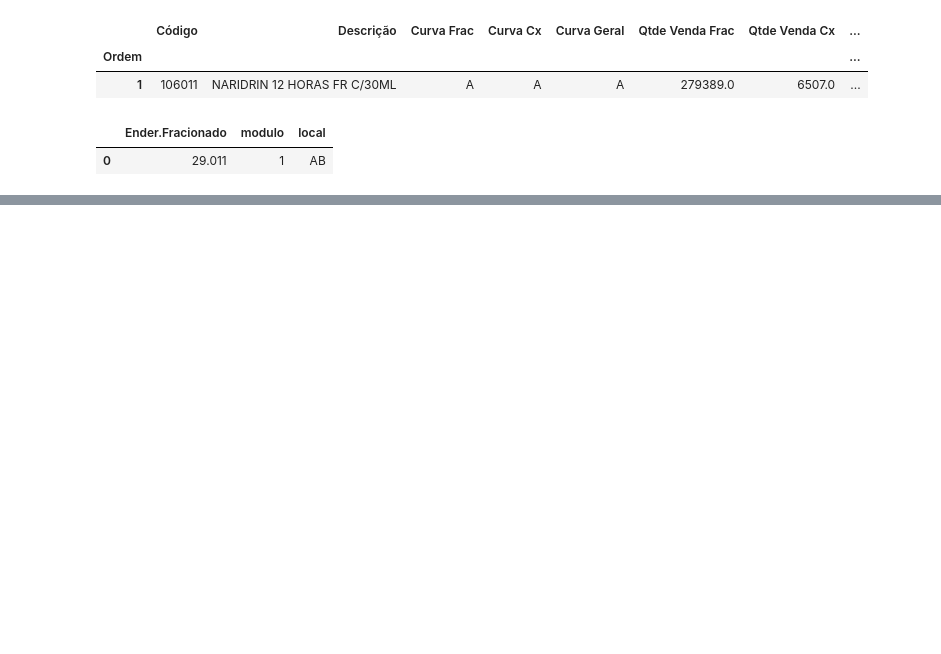
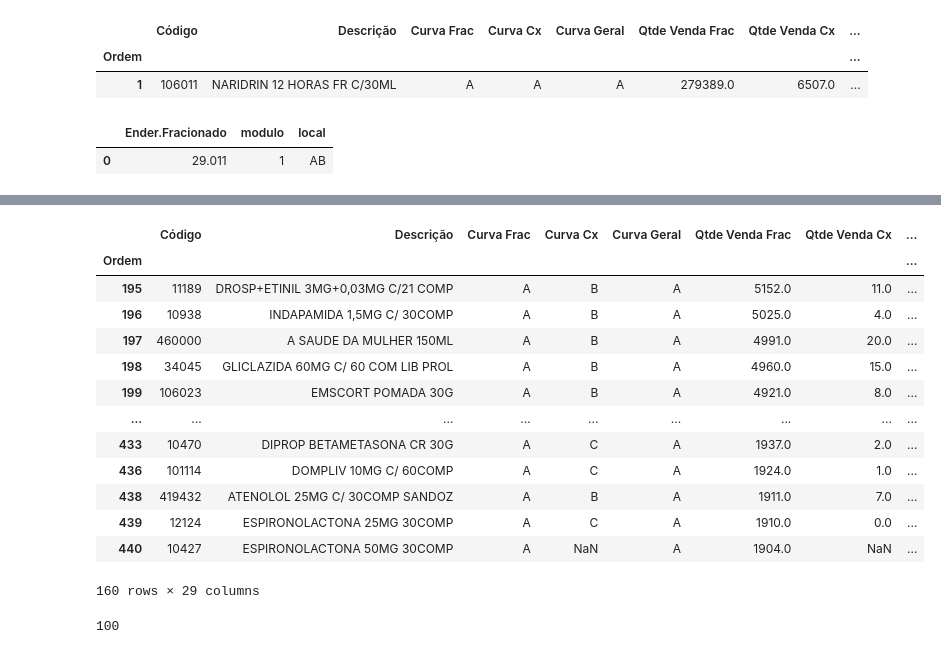
Before and after one commit to renandelamorena/Projeto_Curva_ABC, a Jupyter notebook: testes.ipynb, the cells around one changed output, grey strips where cells are left out. Cells and saved outputs as stored; diff of their text form; code cells hidden in the pictures; blank space fills up the shorter version.

```diff
--- a/testes.ipynb
+++ b/testes.ipynb
@@ -166,0 +107,21 @@ Combinação encontrada: [98494.0, 49607.0, 23908.0, 22152.0, 14076.0, 7052.0, 1
+# %%
+produtos_para_classe_AB = produtos_para_flowrack[total_enderecos_aa: (total_enderecos_aa + total_enderecos_ab)]
+# %% [output]
+|  | Código | Descrição | Curva Frac | Curva Cx | Curva Geral | Qtde Venda Frac | Qtde Venda Cx | ... |
+| Ordem |  |  |  |  |  |  |  | ... |
+| 195 | 11189 | DROSP+ETINIL 3MG+0,03MG C/21 COMP | A | B | A | 5152.0 | 11.0 | ... |
+| 196 | 10938 | INDAPAMIDA 1,5MG C/ 30COMP | A | B | A | 5025.0 | 4.0 | ... |
+| 197 | 460000 | A SAUDE DA MULHER 150ML | A | B | A | 4991.0 | 20.0 | ... |
+| 198 | 34045 | GLICLAZIDA 60MG C/ 60 COM LIB PROL | A | B | A | 4960.0 | 15.0 | ... |
+| 199 | 106023 | EMSCORT POMADA 30G | A | B | A | 4921.0 | 8.0 | ... |
+| ... | ... | ... | ... | ... | ... | ... | ... | ... |
+| 433 | 10470 | DIPROP BETAMETASONA CR 30G | A | C | A | 1937.0 | 2.0 | ... |
+| 436 | 101114 | DOMPLIV 10MG C/ 60COMP | A | C | A | 1924.0 | 1.0 | ... |
+| 438 | 419432 | ATENOLOL 25MG C/ 30COMP SANDOZ | A | B | A | 1911.0 | 7.0 | ... |
+| 439 | 12124 | ESPIRONOLACTONA 25MG 30COMP | A | C | A | 1910.0 | 0.0 | ... |
+| 440 | 10427 | ESPIRONOLACTONA 50MG 30COMP | A | NaN | A | 1904.0 | NaN | ... |
+160 rows × 29 columns
+# %%
+produtos_para_classe_AC = produtos_para_flowrack[(total_enderecos_aa + total_enderecos_ab) : (total_enderecos_aa + total_enderecos_ab + total_enderecos_ac)]
+# %% [output]
+100
```
Also changed, not shown: parts of 12 cells of this notebook.
